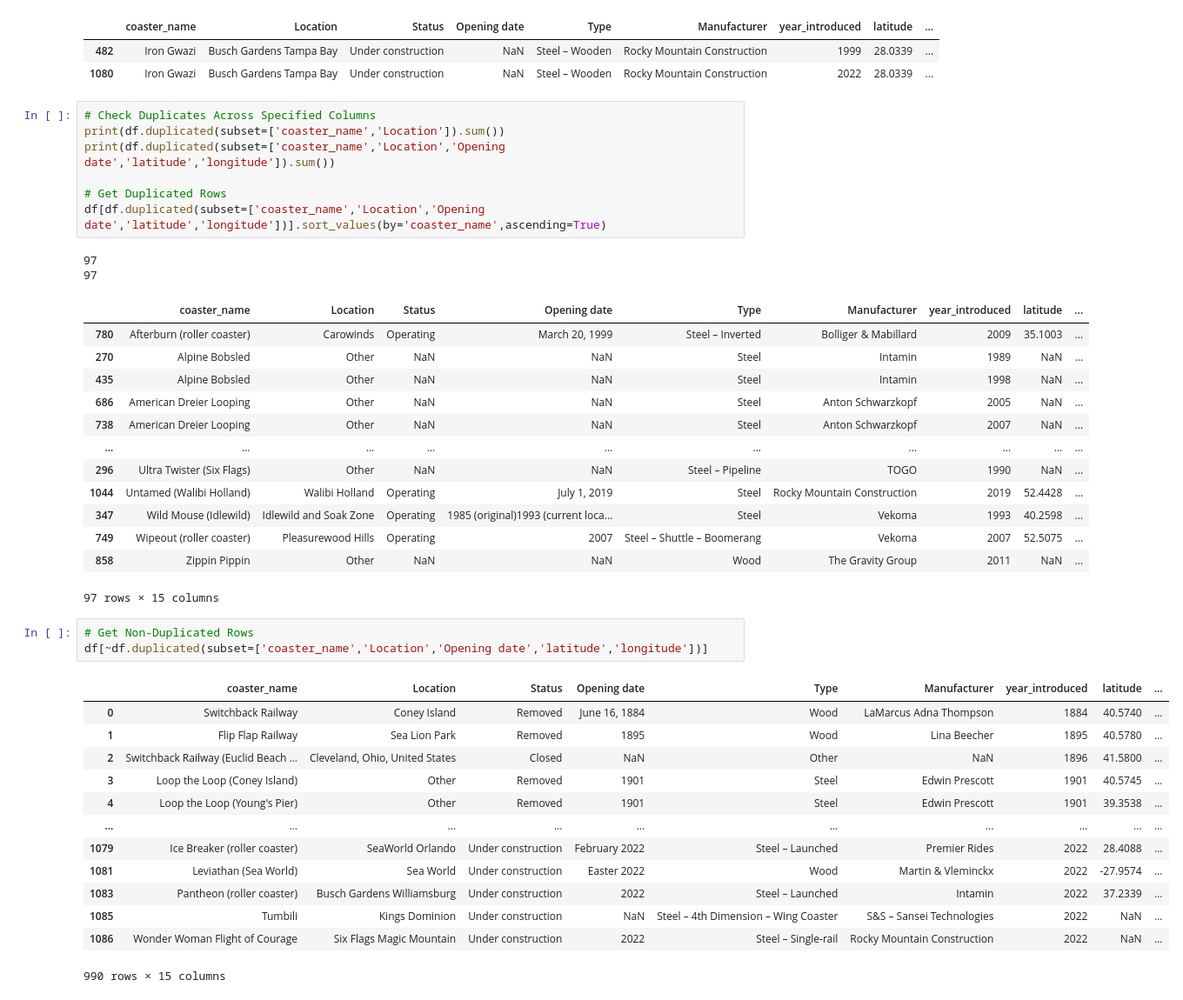
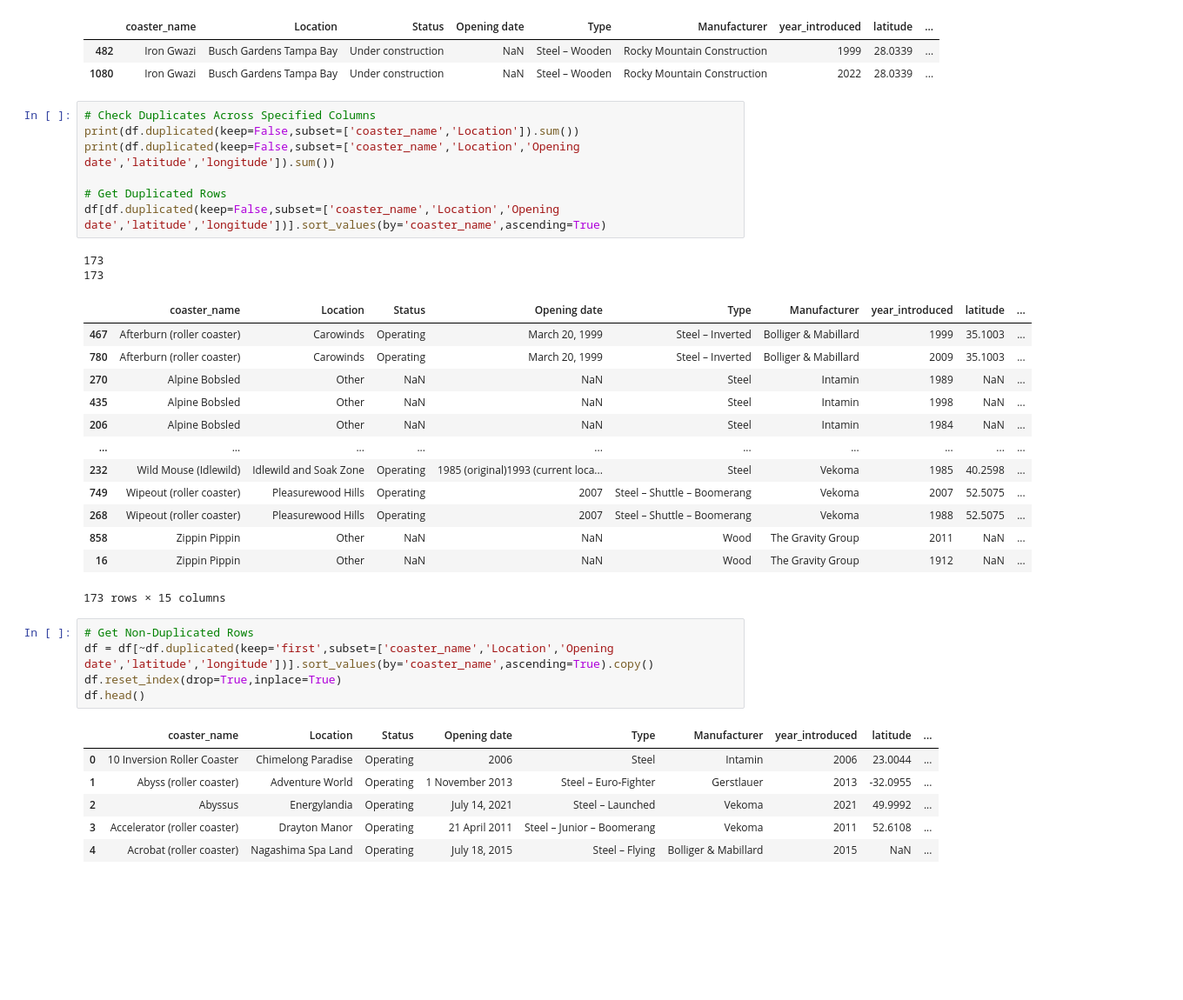
Before and after one commit to akshayyewle/Data-Analytics, a Jupyter notebook: 02 Exploratory Data Analysis - Rob Mulla/Python Code.ipynb, the cells around one changed output. Shown at 87% size. Saved outputs shown, nothing was run; the diff lists cells and outputs as text; blank space fills up the shorter version.

```diff
--- a/02 Exploratory Data Analysis - Rob Mulla/Python Code.ipynb
+++ b/02 Exploratory Data Analysis - Rob Mulla/Python Code.ipynb
@@ -187,41 +187,36 @@ df.query('coaster_name=="Iron Gwazi"')
 | 1080 | Iron Gwazi | Busch Gardens Tampa Bay | Under construction | NaN | Steel – Wooden | Rocky Mountain Construction | 2022 | 28.0339 | ... |
 # %%
 # Check Duplicates Across Specified Columns
-print(df.duplicated(subset=['coaster_name','Location']).sum())
-print(df.duplicated(subset=['coaster_name','Location','Opening date','latitude','longitude']).sum())
+print(df.duplicated(keep=False,subset=['coaster_name','Location']).sum())
+print(df.duplicated(keep=False,subset=['coaster_name','Location','Opening date','latitude','longitude']).sum())
 
 # Get Duplicated Rows
-df[df.duplicated(subset=['coaster_name','Location','Opening date','latitude','longitude'])].sort_values(by='coaster_name',ascending=True)
+df[df.duplicated(keep=False,subset=['coaster_name','Location','Opening date','latitude','longitude'])].sort_values(by='coaster_name',ascending=True)
 # %% [output]
-97
-97
+173
+173
 |  | coaster_name | Location | Status | Opening date | Type | Manufacturer | year_introduced | latitude | ... |
+| 467 | Afterburn (roller coaster) | Carowinds | Operating | March 20, 1999 | Steel – Inverted | Bolliger & Mabillard | 1999 | 35.1003 | ... |
 | 780 | Afterburn (roller coaster) | Carowinds | Operating | March 20, 1999 | Steel – Inverted | Bolliger & Mabillard | 2009 | 35.1003 | ... |
 | 270 | Alpine Bobsled | Other | NaN | NaN | Steel | Intamin | 1989 | NaN | ... |
 | 435 | Alpine Bobsled | Other | NaN | NaN | Steel | Intamin | 1998 | NaN | ... |
-| 686 | American Dreier Looping | Other | NaN | NaN | Steel | Anton Schwarzkopf | 2005 | NaN | ... |
-| 738 | American Dreier Looping | Other | NaN | NaN | Steel | Anton Schwarzkopf | 2007 | NaN | ... |
+| 206 | Alpine Bobsled | Other | NaN | NaN | Steel | Intamin | 1984 | NaN | ... |
 | ... | ... | ... | ... | ... | ... | ... | ... | ... | ... |
-| 296 | Ultra Twister (Six Flags) | Other | NaN | NaN | Steel – Pipeline | TOGO | 1990 | NaN | ... |
-| 1044 | Untamed (Walibi Holland) | Walibi Holland | Operating | July 1, 2019 | Steel | Rocky Mountain Construction | 2019 | 52.4428 | ... |
-| 347 | Wild Mouse (Idlewild) | Idlewild and Soak Zone | Operating | 1985 (original)1993 (current loca... | Steel | Vekoma | 1993 | 40.2598 | ... |
+| 232 | Wild Mouse (Idlewild) | Idlewild and Soak Zone | Operating | 1985 (original)1993 (current loca... | Steel | Vekoma | 1985 | 40.2598 | ... |
 | 749 | Wipeout (roller coaster) | Pleasurewood Hills | Operating | 2007 | Steel – Shuttle – Boomerang | Vekoma | 2007 | 52.5075 | ... |
+| 268 | Wipeout (roller coaster) | Pleasurewood Hills | Operating | 2007 | Steel – Shuttle – Boomerang | Vekoma | 1988 | 52.5075 | ... |
 | 858 | Zippin Pippin | Other | NaN | NaN | Wood | The Gravity Group | 2011 | NaN | ... |
+| 16 | Zippin Pippin | Other | NaN | NaN | Wood | The Gravity Group | 1912 | NaN | ... |
-97 rows × 15 columns
+173 rows × 15 columns
 # %%
 # Get Non-Duplicated Rows
-df[~df.duplicated(subset=['coaster_name','Location','Opening date','latitude','longitude'])]
+df = df[~df.duplicated(keep='first',subset=['coaster_name','Location','Opening date','latitude','longitude'])].sort_values(by='coaster_name',ascending=True).copy()
+df.reset_index(drop=True,inplace=True)
+df.head()
 # %% [output]
 |  | coaster_name | Location | Status | Opening date | Type | Manufacturer | year_introduced | latitude | ... |
-| 0 | Switchback Railway | Coney Island | Removed | June 16, 1884 | Wood | LaMarcus Adna Thompson | 1884 | 40.5740 | ... |
-| 1 | Flip Flap Railway | Sea Lion Park | Removed | 1895 | Wood | Lina Beecher | 1895 | 40.5780 | ... |
-| 2 | Switchback Railway (Euclid Beach ... | Cleveland, Ohio, United States | Closed | NaN | Other | NaN | 1896 | 41.5800 | ... |
-| 3 | Loop the Loop (Coney Island) | Other | Removed | 1901 | Steel | Edwin Prescott | 1901 | 40.5745 | ... |
-| 4 | Loop the Loop (Young's Pier) | Other | Removed | 1901 | Steel | Edwin Prescott | 1901 | 39.3538 | ... |
-| ... | ... | ... | ... | ... | ... | ... | ... | ... | ... |
-| 1079 | Ice Breaker (roller coaster) | SeaWorld Orlando | Under construction | February 2022 | Steel – Launched | Premier Rides | 2022 | 28.4088 | ... |
-| 1081 | Leviathan (Sea World) | Sea World | Under construction | Easter 2022 | Wood | Martin & Vleminckx | 2022 | -27.9574 | ... |
-| 1083 | Pantheon (roller coaster) | Busch Gardens Williamsburg | Under construction | 2022 | Steel – Launched | Intamin | 2022 | 37.2339 | ... |
-| 1085 | Tumbili | Kings Dominion | Under construction | NaN | Steel – 4th Dimension – Wing Coaster | S&S – Sansei Technologies | 2022 | NaN | ... |
-| 1086 | Wonder Woman Flight of Courage | Six Flags Magic Mountain | Under construction | 2022 | Steel – Single-rail | Rocky Mountain Construction | 2022 | NaN | ... |
+| 0 | 10 Inversion Roller Coaster | Chimelong Paradise | Operating | 2006 | Steel | Intamin | 2006 | 23.0044 | ... |
+| 1 | Abyss (roller coaster) | Adventure World | Operating | 1 November 2013 | Steel – Euro-Fighter | Gerstlauer | 2013 | -32.0955 | ... |
+| 2 | Abyssus | Energylandia | Operating | July 14, 2021 | Steel – Launched | Vekoma | 2021 | 49.9992 | ... |
+| 3 | Accelerator (roller coaster) | Drayton Manor | Operating | 21 April 2011 | Steel – Junior – Boomerang | Vekoma | 2011 | 52.6108 | ... |
+| 4 | Acrobat (roller coaster) | Nagashima Spa Land | Operating | July 18, 2015 | Steel – Flying | Bolliger & Mabillard | 2015 | NaN | ... |
-990 rows × 15 columns
```
Also changed, not shown: parts of 26 cells of this notebook.
